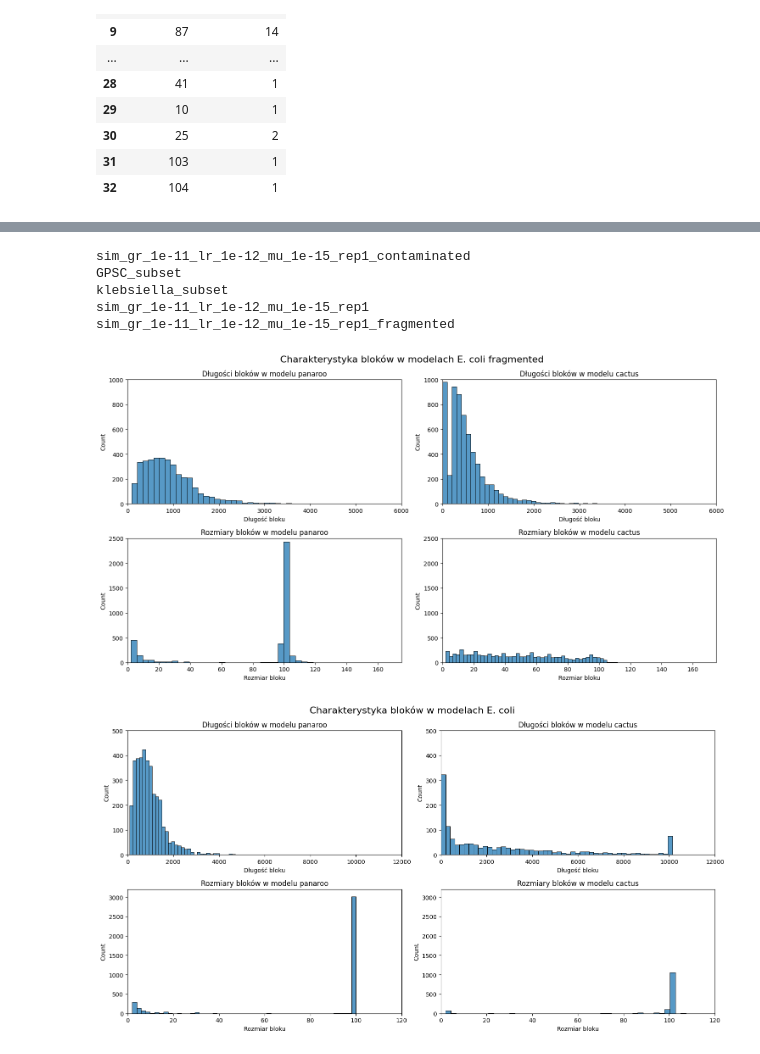
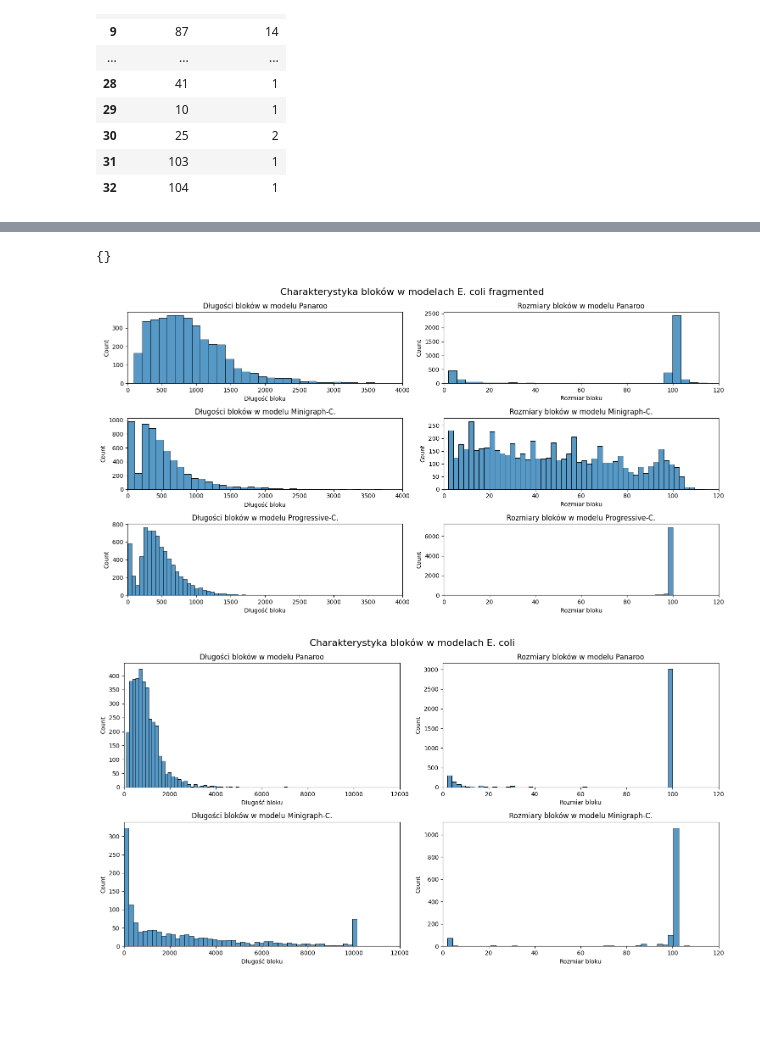
Before and after one commit to pampuchpampuch/pangenome_tools, a Jupyter notebook: notebooks/results_summary/maf_hists.ipynb, the cells around one changed output, grey strips where cells are left out. Cells and saved outputs as stored; diff of their text form; code cells hidden in the pictures; blank space fills up the shorter version.

```diff
--- a/notebooks/results_summary/maf_hists.ipynb
+++ b/notebooks/results_summary/maf_hists.ipynb
@@ -72,6 +72,8 @@ plt.show()
 boxplots_dir = "/home/pampuch/studia/magisterka/final_summaries/blocks_basic_stats_new/"
 # %%
 for f in os.listdir(boxplots_dir):
+    if "." in f:
+        continue
     print(f)
     for i in os.listdir(os.path.join(boxplots_dir, f)):
         print(i)
@@ -147,8 +154,12 @@ df
 hist_data = {}
 for f in os.listdir(boxplots_dir):
     print(f)
+    if "." in f:
+        continue
     for i in os.listdir(os.path.join(boxplots_dir, f)):
         print(i)
+        if not i.endswith("csv"):
+            continue
         dataset = i.replace("_sizes.csv","")
         dataset = dataset.replace("_lens.csv","")
         category=i.split("_")[-1].split(".")[0]
@@ -219,10 +264,10 @@ for dataset, models in hist_data.items():
         print(par.keys())
         # print(model, par)
         sns.histplot(x=par["lens"][0], weights=par["lens"][1], ax=axes[c,0], bins=50)
-        axes[c,0].set_title(f"Długości bloków w modelu {model}")
+        axes[c,0].set_title(f"Długości bloków w modelu {model_mapping(model)}")
         axes[c,0].set_xlabel("Długość bloku")
         sns.histplot(x=par["sizes"][0], weights=par["sizes"][1], ax=axes[c,1], bins=50)
-        axes[c,1].set_title(f"Rozmiary bloków w modelu {model}")
+        axes[c,1].set_title(f"Rozmiary bloków w modelu {model_mapping(model)}")
         axes[c,1].set_xlabel("Rozmiar bloku")
         fig.suptitle(datasets_mapping(dataset), fontsize=16)
         c += 1
@@ -265,40 +332,40 @@ for dataset, models in hist_data.items():
+# %%
+hist_data
+# %% [output]
+{}
 # %%
 for dataset in hist_data:
     print(dataset)
-# %% [output]
-sim_gr_1e-11_lr_1e-12_mu_1e-15_rep1_contaminated
-GPSC_subset
-klebsiella_subset
-sim_gr_1e-11_lr_1e-12_mu_1e-15_rep1
-sim_gr_1e-11_lr_1e-12_mu_1e-15_rep1_fragmented
 # %%
 dataset = "sim_gr_1e-11_lr_1e-12_mu_1e-15_rep1_fragmented"
-fig, axes = plt.subplots(2,2,figsize=(15, 8))
+fig, axes = plt.subplots(3,2,figsize=(15, 8))
 # fig.s
 c = 0
 r = 0
 for model, par in hist_data[dataset].items():
     # print(par.keys())
     # print(model, par)
-    sns.histplot(x=par["lens"][0], weights=par["lens"][1], ax=axes[0,c], bins=50)
-    axes[0,c].set_title(f"Długości bloków w modelu {model}")
-    axes[0,c].set_xlabel("Długość bloku")
-    axes[0,c].set(xlim=(0,6000))
-    axes[0,c].set(ylim=(0,1000))
+    # print(par["lens"][0])
+    sns.histplot(x=par["lens"][0], weights=par["lens"][1], ax=axes[r,0], bins=50)
+    axes[r,0].set_title(f"Długości bloków w modelu {model_mapping(model)}")
+    axes[r,0].set_xlabel("Długość bloku")
+    axes[r,0].set(xlim=(0,4000))
+    # axes[r,0].set(ylim=(0,1000))
 
-    sns.histplot(x=par["sizes"][0], weights=par["sizes"][1], ax=axes[1,c], bins=50)
-    axes[1,c].set_title(f"Rozmiary bloków w modelu {model}")
-    axes[1,c].set_xlabel("Rozmiar bloku")
-    axes[1,c].set(xlim=(0,175))
-    axes[1,c].set(ylim=(0,2500))
+    sns.histplot(x=par["sizes"][0], weights=par["sizes"][1], ax=axes[r,1], bins=50)
+    axes[r,1].set_title(f"Rozmiary bloków w modelu {model_mapping(model)}")
+    axes[r,1].set_xlabel("Rozmiar bloku")
+    axes[r,1].set(xlim=(0,120))
+    # axes[r,1].set(ylim=(0,2500))
 
     fig.suptitle(f"Charakterystyka bloków w modelach {datasets_mapping(dataset)}", fontsize=16)
-    c += 1
+    # c += 1
+    r += 1
 fig.tight_layout()
 plt.savefig(f"/home/pampuch/studia/magisterka/final_summaries/blocks_basic_stats_new/{dataset}.svg")
 plt.savefig(f"/home/pampuch/studia/magisterka/final_summaries/blocks_basic_stats_new/{dataset}.png")
 # %% [output]
-[figure, old version]
+[figure, new version]
 # %%
 dataset = "sim_gr_1e-11_lr_1e-12_mu_1e-15_rep1"
 fig, axes = plt.subplots(2,2,figsize=(15, 8))
@@ -308,17 +375,17 @@ r = 0
 for model, par in hist_data[dataset].items():
     # print(par.keys())
     # print(model, par)
-    sns.histplot(x=par["lens"][0], weights=par["lens"][1], ax=axes[0,c], bins=50)
-    axes[0,c].set_title(f"Długości bloków w modelu {model}")
-    axes[0,c].set_xlabel("Długość bloku")
-    axes[0,c].set(xlim=(0,12000))
-    axes[0,c].set(ylim=(0,500))
+    sns.histplot(x=par["lens"][0], weights=par["lens"][1], ax=axes[c,0], bins=50)
+    axes[c,0].set_title(f"Długości bloków w modelu {model_mapping(model)}")
+    axes[c,0].set_xlabel("Długość bloku")
+    axes[c,0].set(xlim=(0,12000))
+    # axes[c,0].set(ylim=(0,500))
 
-    sns.histplot(x=par["sizes"][0], weights=par["sizes"][1], ax=axes[1,c], bins=50)
-    axes[1,c].set_title(f"Rozmiary bloków w modelu {model}")
-    axes[1,c].set_xlabel("Rozmiar bloku")
-    axes[1,c].set(xlim=(0,120))
-    axes[1,c].set(ylim=(0,3200))
+    sns.histplot(x=par["sizes"][0], weights=par["sizes"][1], ax=axes[c,1], bins=50)
+    axes[c,1].set_title(f"Rozmiary bloków w modelu {model_mapping(model)}")
+    axes[c,1].set_xlabel("Rozmiar bloku")
+    axes[c,1].set(xlim=(0,120))
+    # axes[c,1].set(ylim=(0,3200))
 
     fig.suptitle(f"Charakterystyka bloków w modelach {datasets_mapping(dataset)}", fontsize=16)
     c += 1
@@ -326,6 +393,6 @@ fig.tight_layout()
 plt.savefig(f"/home/pampuch/studia/magisterka/final_summaries/blocks_basic_stats_new/{dataset}.svg")
 plt.savefig(f"/home/pampuch/studia/magisterka/final_summaries/blocks_basic_stats_new/{dataset}.png")
 # %% [output]
-[figure, old version]
+[figure, new version]
 # %%
 dataset = "klebsiella_subset"
```
Also changed, not shown: parts of 11 cells of this notebook, 49 other files.
